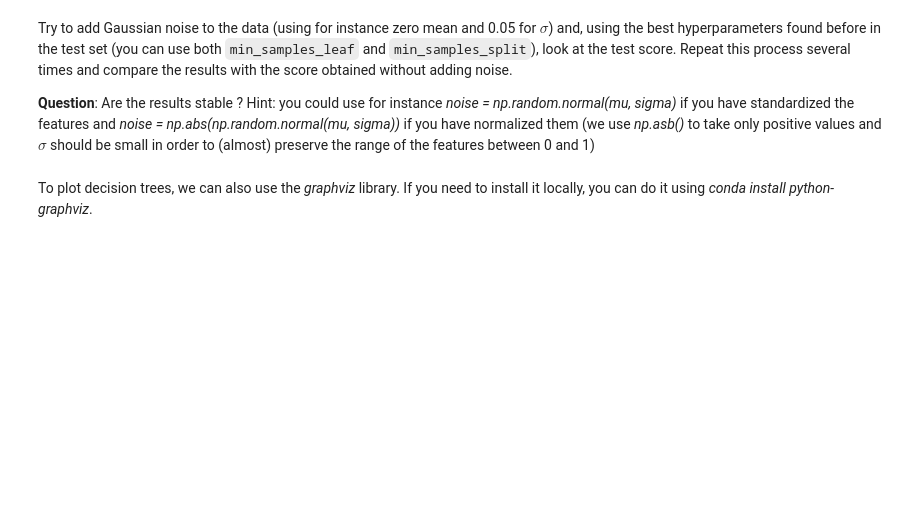
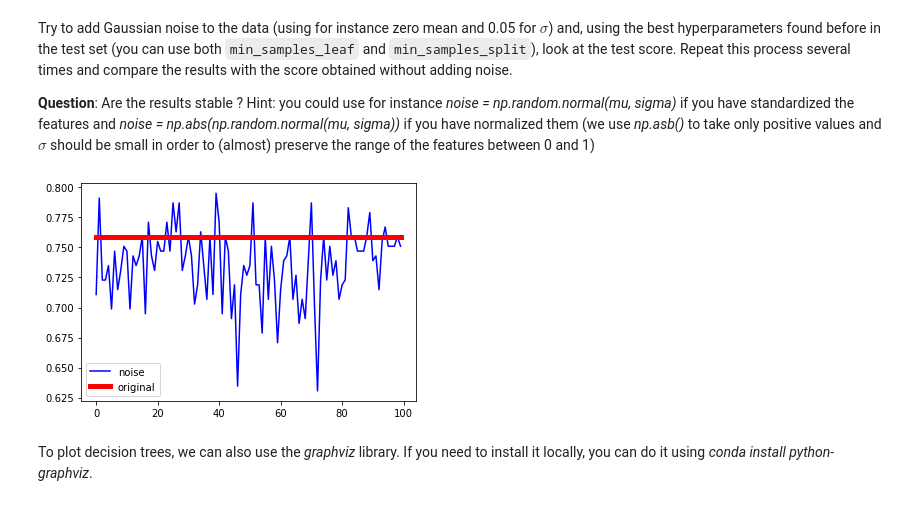
Before and after one commit to Eidantz/Machine-Learning-for-Bioimaging, a Jupyter notebook: TP4 - Trees/TP_Trees.ipynb, the cells around one changed output. Saved outputs shown, nothing was run; the diff lists cells and outputs as text; code cells hidden in the pictures; blank space fills up the shorter version.

```diff
--- a/TP4 - Trees/TP_Trees.ipynb
+++ b/TP4 - Trees/TP_Trees.ipynb
@@ -125,24 +176,28 @@ Try to add Gaussian noise to the data (using for instance zero mean and 0.05 for
 
 **Question**: Are the results stable ? Hint: you could use for instance *noise = np.random.normal(mu, sigma)* if you have standardized the features and *noise = np.abs(np.random.normal(mu, sigma))* if you have normalized them (we use *np.asb()* to take only positive values and $\sigma$ should be small in order to (almost) preserve the range of the features between 0 and 1)
 # %%
-Tree = DecisionTreeClassifier(min_samples_split=XXXXXXXXXXX,min_samples_leaf=XXXXXXXXXXX,random_state=0)
+Tree = DecisionTreeClassifier(min_samples_split=6,min_samples_leaf=14,random_state=0)
 scoreTestnoise=np.zeros(100)
 scoreTest=np.zeros(100)
 
-Tree.fit(XXXXXXXXXXX,XXXXXXXXXXX)
-scoreTest[:] = Tree.score(XXXXXXXXXXX,XXXXXXXXXXX)
+# noise = np.abs(np.random.normal(0, 0.05))
+
+Tree.fit(X_train, y_train)
+scoreTest[:] = Tree.score(X_test, y_test)
 
 for k in range(100):
     X_train_temp=np.copy(X_train)
     for i in range(X_train.shape[0]):
-        X_train_temp[i] XXXXXXXXXXX
+        X_train_temp[i] = X_train_temp[i] + np.abs(np.random.normal(0, 0.05))
 
-    Tree.fit(XXXXXXXXXXX,XXXXXXXXXXX)
-    scoreTestnoise[k] = Tree.score(XXXXXXXXXXX,XXXXXXXXXXX)
+    Tree.fit(X_train_temp,y_train)
+    scoreTestnoise[k] = Tree.score(X_test,y_test)
 
 plt.plot(scoreTestnoise,'b',label='noise')
 plt.plot(scoreTest,'r',linewidth=5.0,label='original')
 plt.legend();
+# %% [output]
+[figure, added]
 # %% [markdown]
 To plot decision trees, we can also use the *graphviz* library. If you need to install it locally, you can do it using *conda install python-graphviz*.
 # %% [markdown]
```
Also changed, not shown: parts of 26 cells of this notebook.
